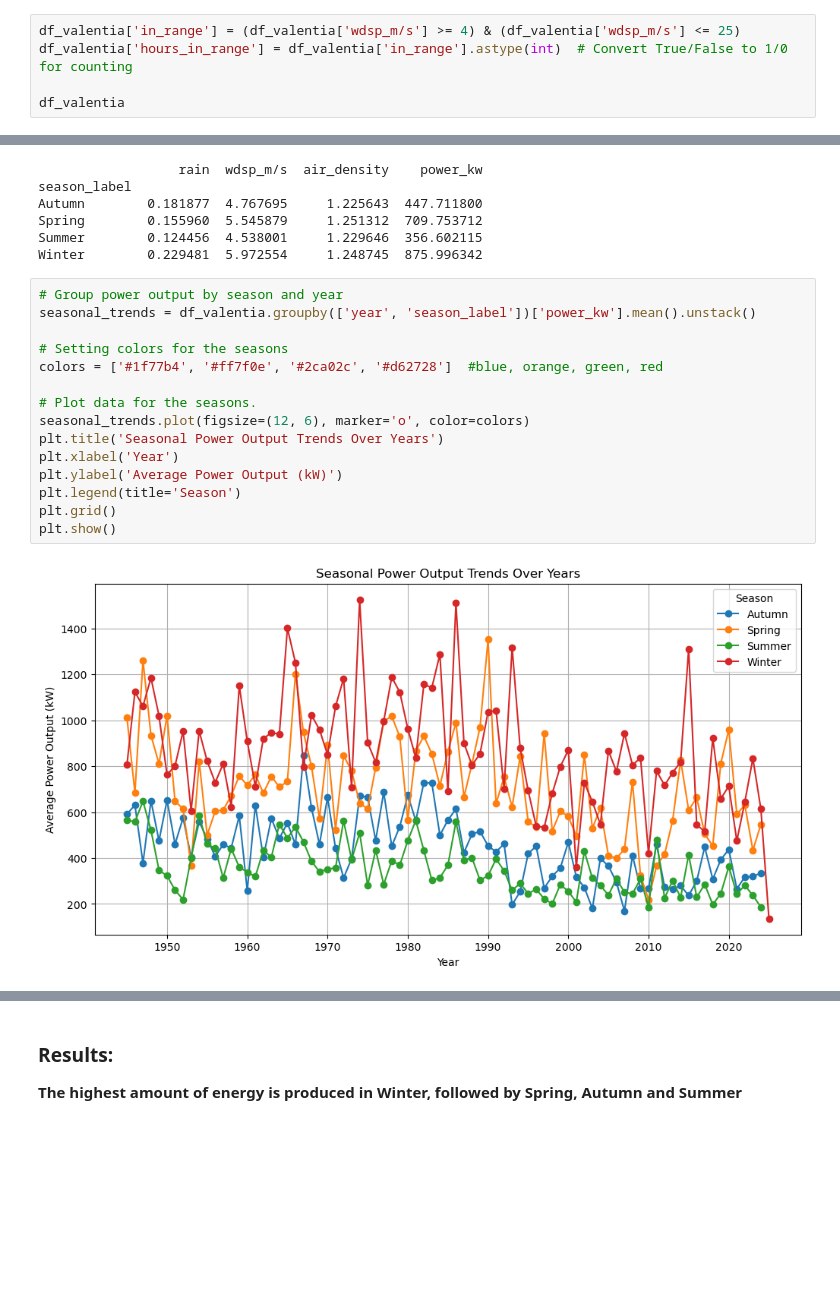
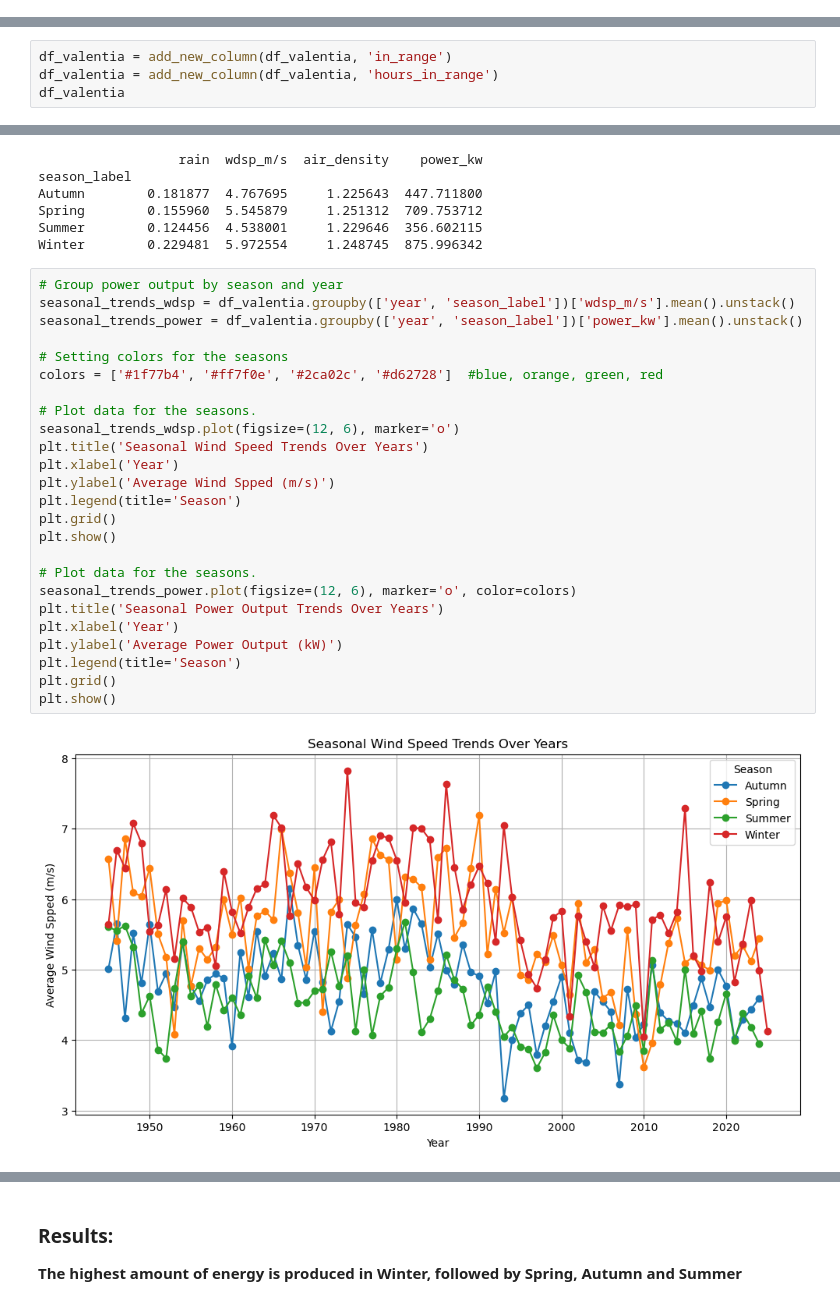
Before and after one commit to ermelinda-q/PFDA, a Jupyter notebook: project/project.ipynb, the cells around one changed output, grey strips where cells are left out. Drawn from its saved outputs; the diff is of its cells as text; blank space fills up the shorter version.

```diff
--- a/project/project.ipynb
+++ b/project/project.ipynb
@@ -361,5 +363,0 @@ In the next code section I am checking if the wind speed (`wdsp_m/s`) in my Data
-# %%
-df_valentia['in_range'] = (df_valentia['wdsp_m/s'] >= 4) & (df_valentia['wdsp_m/s'] <= 25)
-df_valentia['hours_in_range'] = df_valentia['in_range'].astype(int)  # Convert True/False to 1/0 for counting
-
-df_valentia
@@ -380,0 +364,4 @@ df_valentia
+# %%
+df_valentia = add_new_column(df_valentia, 'in_range')
+df_valentia = add_new_column(df_valentia, 'hours_in_range')
+df_valentia
@@ -453,18 +455,28 @@ Summer        0.124456  4.538001     1.229646  356.602115
 Winter        0.229481  5.972554     1.248745  875.996342
 # %%
 # Group power output by season and year
-seasonal_trends = df_valentia.groupby(['year', 'season_label'])['power_kw'].mean().unstack()
+seasonal_trends_wdsp = df_valentia.groupby(['year', 'season_label'])['wdsp_m/s'].mean().unstack()
+seasonal_trends_power = df_valentia.groupby(['year', 'season_label'])['power_kw'].mean().unstack()
 
 # Setting colors for the seasons
 colors = ['#1f77b4', '#ff7f0e', '#2ca02c', '#d62728']  #blue, orange, green, red
 
 # Plot data for the seasons.
-seasonal_trends.plot(figsize=(12, 6), marker='o', color=colors)
+seasonal_trends_wdsp.plot(figsize=(12, 6), marker='o')
+plt.title('Seasonal Wind Speed Trends Over Years')
+plt.xlabel('Year')
+plt.ylabel('Average Wind Spped (m/s)')
+plt.legend(title='Season')
+plt.grid()
+plt.show()
+
+# Plot data for the seasons.
+seasonal_trends_power.plot(figsize=(12, 6), marker='o', color=colors)
 plt.title('Seasonal Power Output Trends Over Years')
 plt.xlabel('Year')
 plt.ylabel('Average Power Output (kW)')
 plt.legend(title='Season')
 plt.grid()
 plt.show()
 # %% [output]
-[figure, old version]
+[figure, new version]
```
Also changed, not shown: parts of 10 cells of this notebook, 2 other files.
